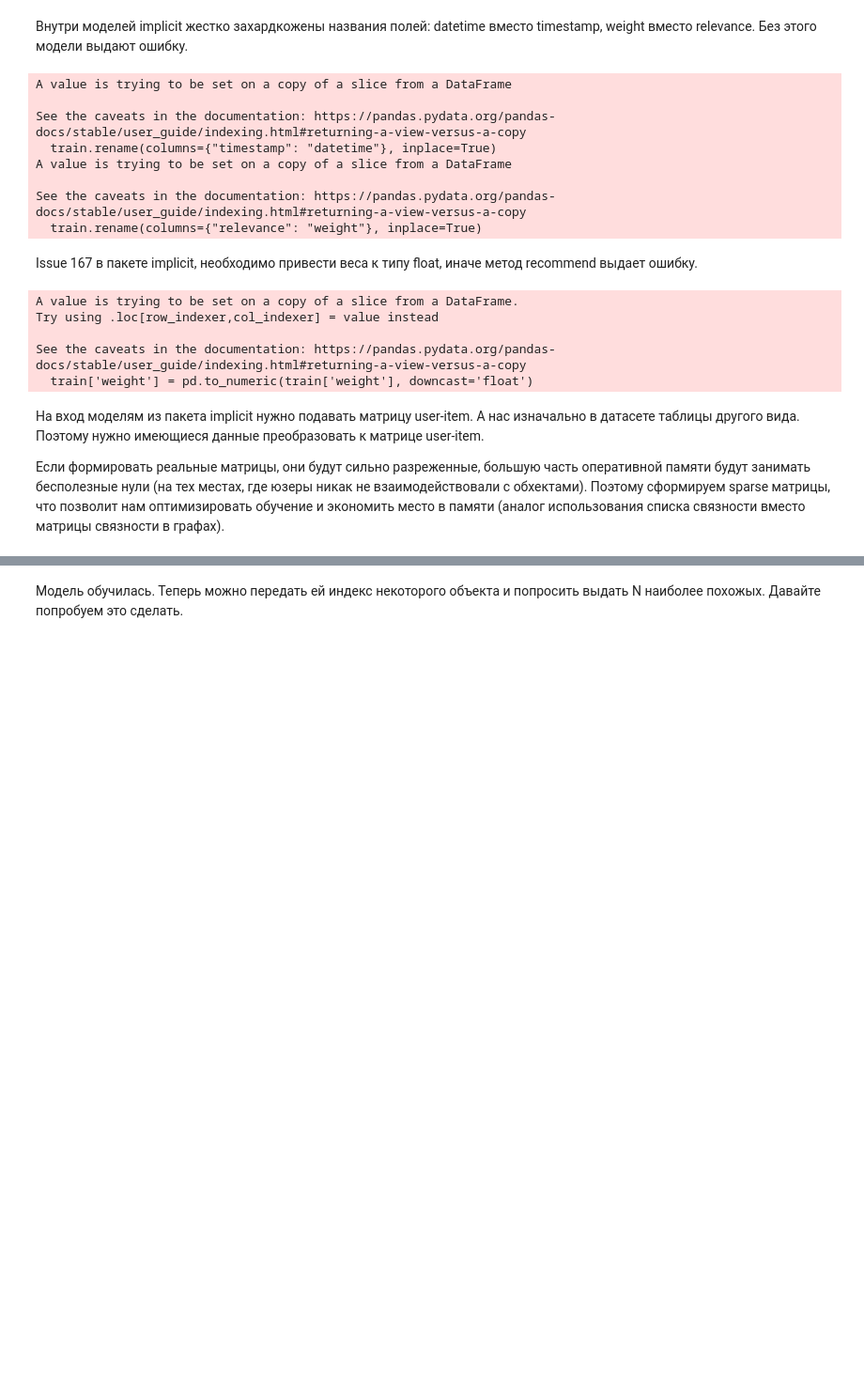
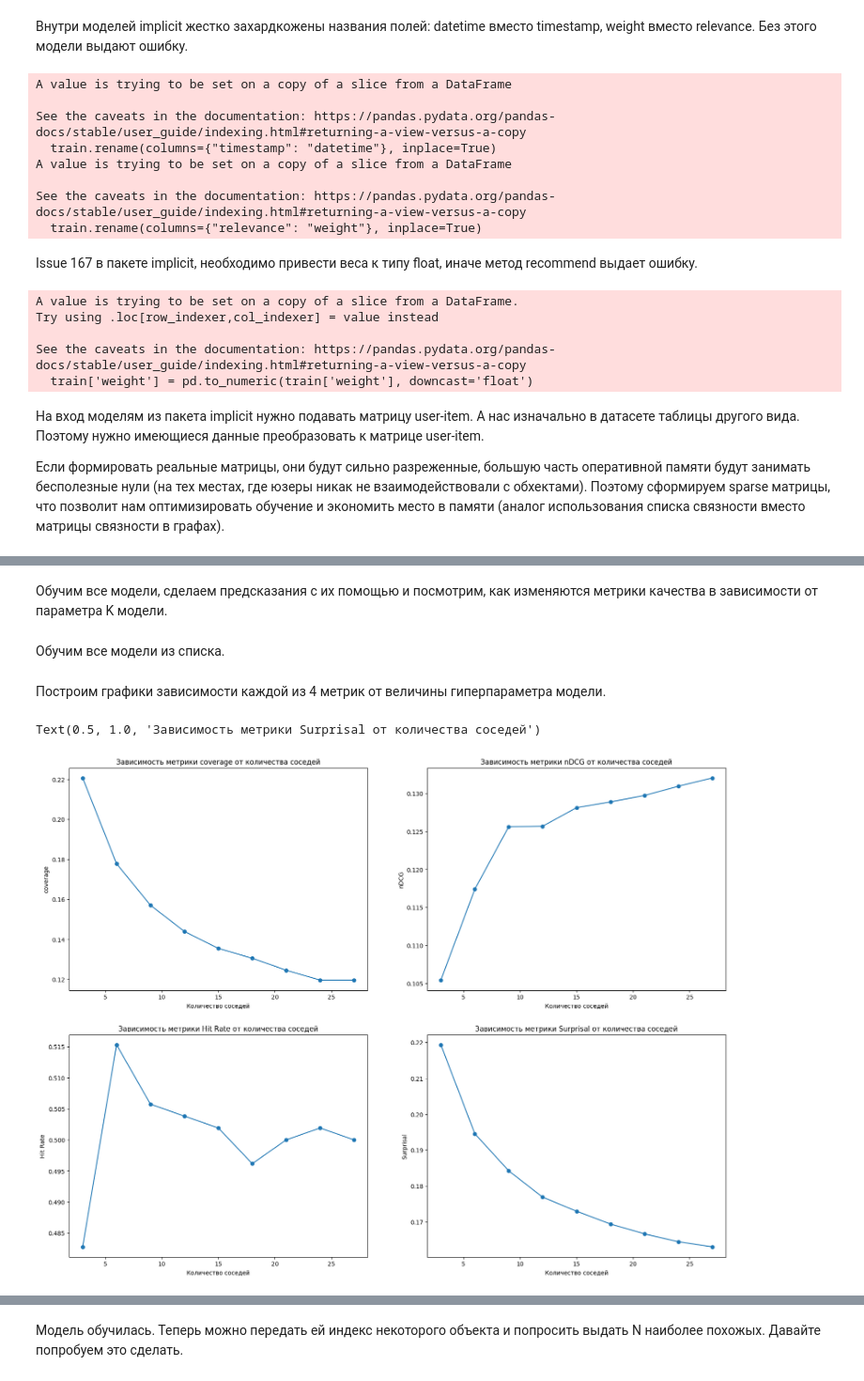
Before and after one commit to pavel-collab/MIPT-Recommendation-system-cource-hometask, a Jupyter notebook: rs_hw01.ipynb, the cells around one changed output, grey strips where cells are left out. Shown at 94% size. Saved outputs shown, nothing was run; the diff lists cells and outputs as text; code cells hidden in the pictures; blank space fills up the shorter version.

Commit message:
[new sparse matrix]
Try to use a new method of creating sparse matrix.
Check the models scores.
Bad results.

```diff
--- a/rs_hw01.ipynb
+++ b/rs_hw01.ipynb
@@ -673,0 +745,2 @@ knn_model.fit(csr_train)
+# %%
+user_item_train_matrix = rating_matrix
@@ -673,0 +772,60 @@ knn_model.fit(csr_train)
+# %%
+knn_models_list = []
+for n in neighbours_amnt:
+  model = implicit.nearest_neighbours.CosineRecommender(n)
+  knn_models_list.append(model)
+# %% [markdown]
+Обучим все модели, сделаем предсказания с их помощью и посмотрим, как изменяются метрики качества в зависимости от параметра K модели.
+# %%
+for knn_model in tqdm(knn_models_list):
+  knn_model.fit(user_item_train_matrix,
+          show_progress=True)
+# %% [markdown]
+Обучим все модели из списка.
+# %%
+for knn_model in knn_models_list:
+  recommendation_table = make_recommendation_table(user_list, knn_model, K, user_item_train_matrix)
+
+  coverage_list.append(coverage(recommendation_table, K, train['item_id'].drop_duplicates()))
+  n_dcg_list.append(nDCG(recommendation_table, val, K))
+  hit_rate_list.append(HitRate(recommendation_table, val, K))
+  surprise_list.append(surp(recommendation_table, K))
+# %% [markdown]
+Построим графики зависимости каждой из 4 метрик от величины гиперпараметра модели.
+# %%
+plt.figure(figsize=(20, 15))
+
+plt.subplot(2,2,1)
+plt.scatter(neighbours_amnt, coverage_list)
+plt.plot(neighbours_amnt, coverage_list)
+
+plt.xlabel("Количество соседей")
+plt.ylabel("coverage")
+plt.title(f"Зависимость метрики coverage от количества соседей")
+
+plt.subplot(2,2,2)
+plt.scatter(neighbours_amnt, n_dcg_list)
+plt.plot(neighbours_amnt, n_dcg_list)
+
+plt.xlabel("Количество соседей")
+plt.ylabel("nDCG")
+plt.title(f"Зависимость метрики nDCG от количества соседей")
+
+plt.subplot(2,2,3)
+plt.scatter(neighbours_amnt, hit_rate_list)
+plt.plot(neighbours_amnt, hit_rate_list)
+
+plt.xlabel("Количество соседей")
+plt.ylabel("Hit Rate")
+plt.title(f"Зависимость метрики Hit Rate от количества соседей")
+
+plt.subplot(2,2,4)
+plt.scatter(neighbours_amnt, surprise_list)
+plt.plot(neighbours_amnt, surprise_list)
+
+plt.xlabel("Количество соседей")
+plt.ylabel("Surprisal")
+plt.title(f"Зависимость метрики Surprisal от количества соседей")
+# %% [output]
+Text(0.5, 1.0, 'Зависимость метрики Surprisal от количества соседей')
+[figure, added]
```
Also changed, not shown: parts of 75 cells of this notebook.
